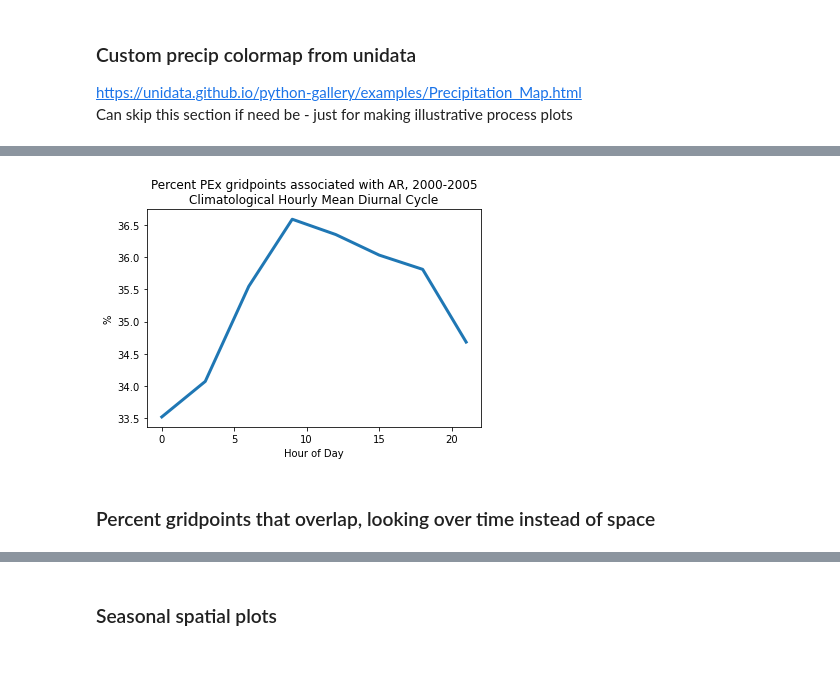
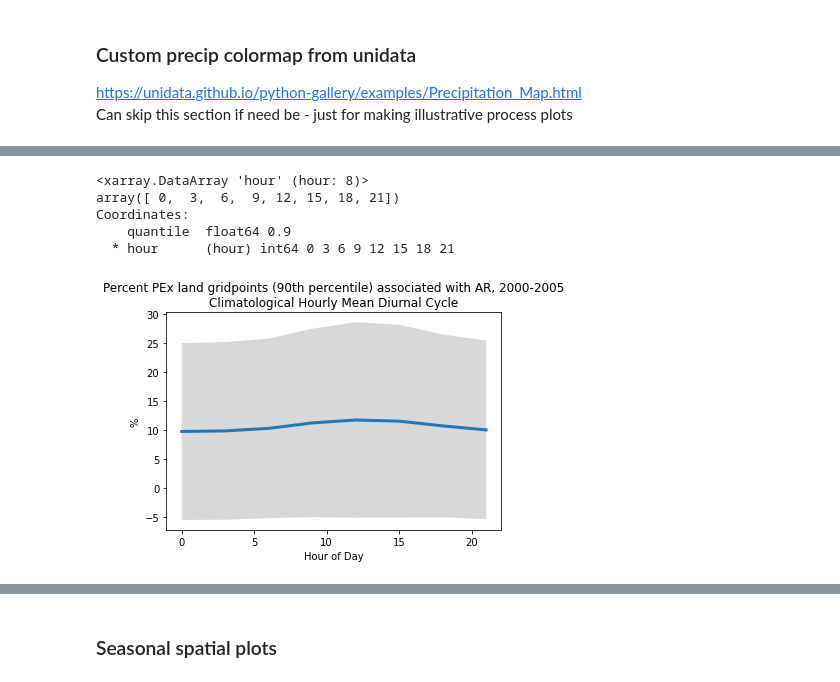
Before and after one commit to katiedagon/ML-extremes, a Jupyter notebook: notebooks/ClimateNet_PEx.ipynb, the cells around one changed output, grey strips where cells are left out. Drawn from its saved outputs; the diff is of its cells as text; code cells hidden in the pictures.

```diff
--- a/notebooks/ClimateNet_PEx.ipynb
+++ b/notebooks/ClimateNet_PEx.ipynb
@@ -394,5 +543,0 @@ Note for processing global files: Running out of memory for these steps (even wi
-# %%
-# Define overlap separately for ARs and TCs
-# NOTE: for western US, probably only going to see AR overlap
-PEx_AR = PEx.where(cnet_mask_subset==2).persist()
-PEx_TC = PEx.where(cnet_mask_subset==1)
@@ -408,0 +547,19 @@ PEx_TC.isel(time=0).plot()
+# %%
+def calc_overlap_space(cnet,PEx):
+
+    # start with ARs only
+    PEx_AR = PEx.where(cnet==2)
+    #PEx_TC = PEx.where(cnet==1)
+
+    # sum PEx gridpoints over space
+    PExgridpoints = PEx.notnull().sum(dim=('lat','lon'))
+
+    # overlap summed over space
+    overlap = PEx_AR.notnull().sum(dim=('lat','lon'))
+
+    # percent overlap
+    npercentPEx = 100*(overlap/PExgridpoints)
+
+    return(PEx_AR, npercentPEx, PExgridpoints)
+# %%
+PEx_AR, npercentPEx_space, PExgridpoints_space = calc_overlap_space(cnet_mask_subset, PEx)
@@ -691,18 +955,28 @@ plt.title('Percent PEx gridpoints associated with AR, 2000-2005\nClimatological
 # %%
 # mean by time of day
-npercentPEx_timeofday = npercentPEx.groupby("time.hour").mean().persist()
+npercentPEx_timeofday = npercentPEx_space.groupby("time.hour").mean().persist()
 # standard deviation
-npercentPEx_timeofday_std = npercentPEx.groupby("time.hour").std().persist()
+npercentPEx_timeofday_std = npercentPEx_space.groupby("time.hour").std().persist()
+# %%
+# 3hrly frequency
+npercentPEx_timeofday.hour
+# %% [output]
+<xarray.DataArray 'hour' (hour: 8)>
+array([ 0,  3,  6,  9, 12, 15, 18, 21])
+Coordinates:
+    quantile  float64 0.9
+  * hour      (hour) int64 0 3 6 9 12 15 18 21
 # %%
 plt.plot(npercentPEx_timeofday.hour, npercentPEx_timeofday, linewidth=3)
-#plt.fill_between(npercentPEx_timeofday.hour, npercentPEx_timeofday-npercentPEx_timeofday_std,
-#                npercentPEx_timeofday+npercentPEx_timeofday_std, alpha=0.3, facecolor='grey')
+plt.fill_between(npercentPEx_timeofday.hour, npercentPEx_timeofday-npercentPEx_timeofday_std,
+                npercentPEx_timeofday+npercentPEx_timeofday_std, alpha=0.3, facecolor='grey')
 plt.xlabel('Hour of Day')
 plt.ylabel('%')
-plt.title('Percent PEx gridpoints associated with AR, 2000-2005\nClimatological Hourly Mean Diurnal Cycle');
+#plt.ylim([0,30]) # withstdev
+plt.title('Percent PEx land gridpoints (90th percentile) associated with AR, 2000-2005\nClimatological Hourly Mean Diurnal Cycle');
 #plt.savefig('../figures/toSCP/npercentPEx-AR_timeofday_withstdev_2000-2005_3ha.png', bbox_inches='tight')
 #plt.savefig('../figures/toSCP/npercentPEx-AR_timeofday_2000-2005_3ha.png', bbox_inches='tight')
+#plt.savefig('../figures/toSCP/npercentPEx90-AR_timeofday_withstdev_2000-2005_3ha_artmip_landonly.png', bbox_inches='tight')
+#plt.savefig('../figures/toSCP/npercentPEx90-AR_timeofday_2000-2005_3ha_artmip_landonly.png', bbox_inches='tight')
 # %% [output]
-[figure, old version]
+[figure, new version]
-# %% [markdown]
-### Percent gridpoints that overlap, looking over time instead of space
```
Also changed, not shown: parts of 109 cells of this notebook, 5 other files.
